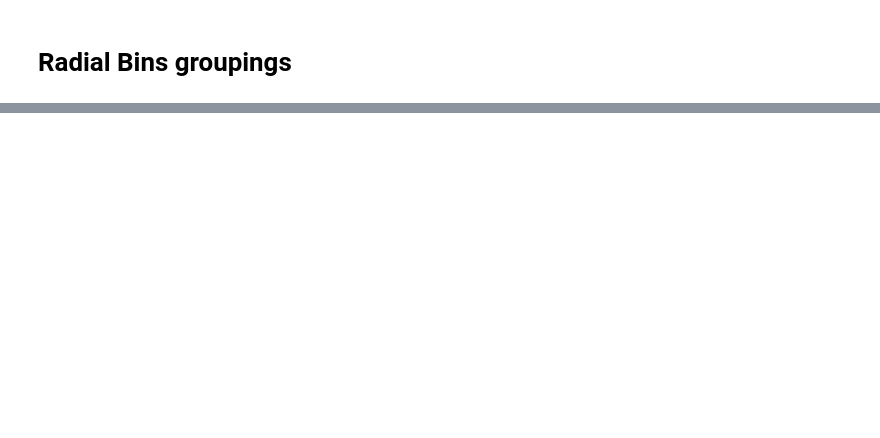
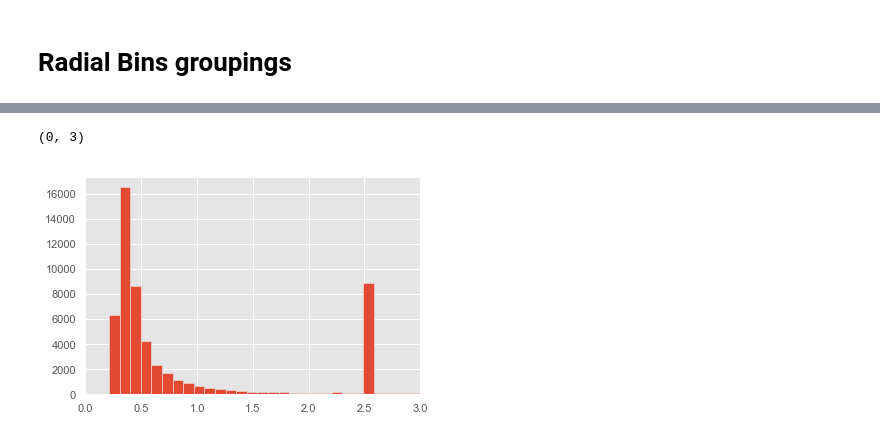
Before and after one commit to bpRsh/2019_shear_analysis_after_dmstack, a Jupyter notebook: Dec_2019/Dec_09/a02_g0_g1_to_gT_gX_cleancat15.ipynb, the cells around one changed output, grey strips where cells are left out. Cells and saved outputs as stored; diff of their text form; code cells hidden in the pictures; blank space fills up the shorter version.

```diff
--- a/Dec_2019/Dec_09/a02_g0_g1_to_gT_gX_cleancat15.ipynb
+++ b/Dec_2019/Dec_09/a02_g0_g1_to_gT_gX_cleancat15.ipynb
@@ -398,0 +460,6 @@ df_radial_bins
+# %%
+df['wt_mag'].hist(bins=100)
+plt.xlim(0,3)
+# %% [output]
+(0, 3)
+[figure, added]
```
Also changed, not shown: parts of 22 cells of this notebook.
